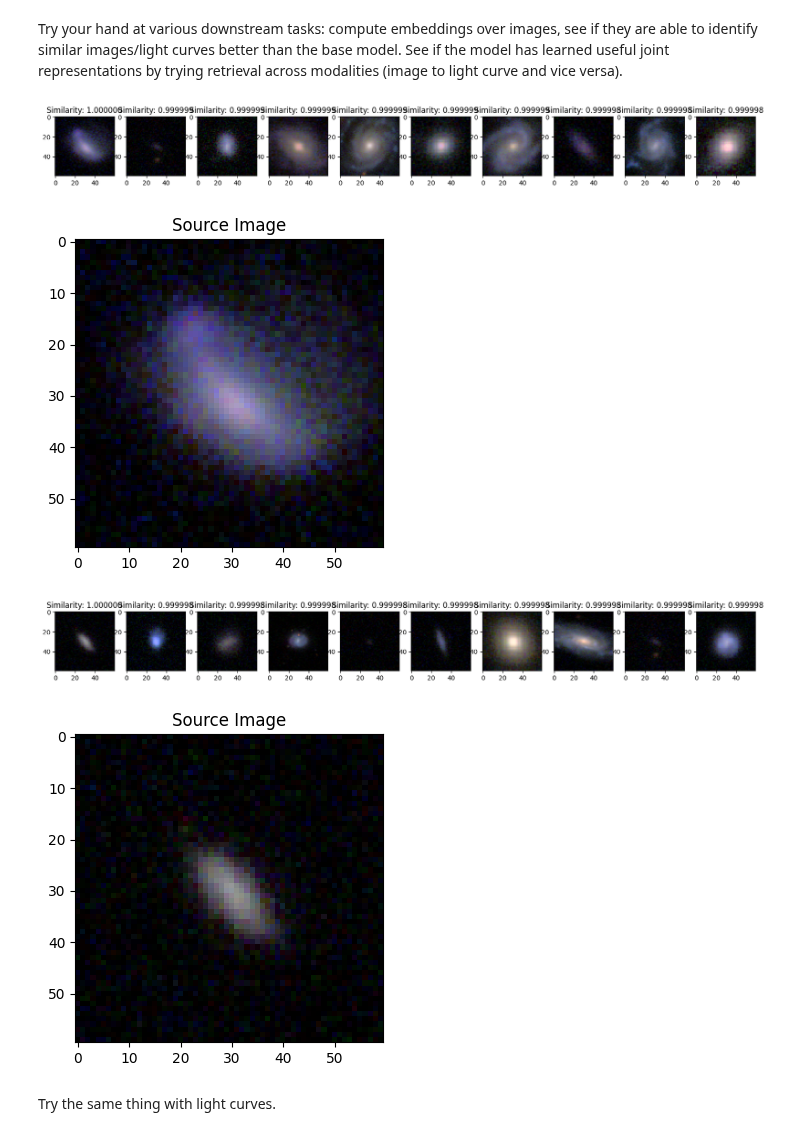
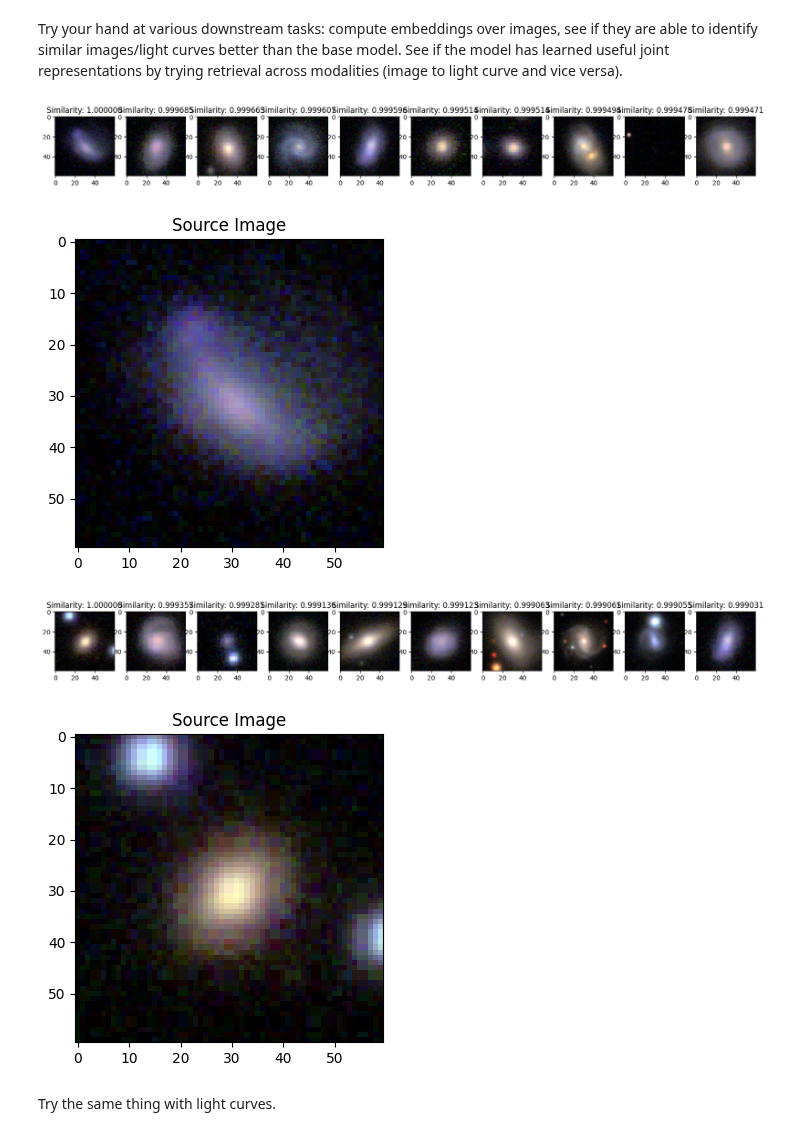
Before and after one commit to ThomasHelfer/multimodal-supernovae, a Jupyter notebook: multimodal_ssl/notebooks/03_aligning_representations.ipynb, the cells around one changed output. Saved outputs shown, nothing was run; the diff lists cells and outputs as text; code cells hidden in the pictures.

Commit message:
Fix clip loss

```diff
--- a/multimodal_ssl/notebooks/03_aligning_representations.ipynb
+++ b/multimodal_ssl/notebooks/03_aligning_representations.ipynb
@@ -414,9 +426,9 @@ def sigmoid_loss(image_embeds, text_embeds, logit_scale=1., logit_bias=2.73):
 class LightCurveImageCLIP(pl.LightningModule):
     def __init__(self,
                  enc_dim=128,
-                 temperature=10.,
-                 transformer_kwargs={"n_out":128, "emb":256, "heads":4, "depth":8},
-                 conv_kwargs = {'dim': 32, 'depth': 16, 'channels': 3, 'kernel_size': 3, 'patch_size': 20, 'n_out': 128},
+                 logit_scale=10.,
+                 transformer_kwargs={"n_out":128, "emb":256, "heads":2, "depth":8},
+                 conv_kwargs = {'dim': 32, 'depth': 8, 'channels': 3, 'kernel_size': 5, 'patch_size': 10, 'n_out': 128},
                  optimizer_kwargs={}, lr=1e-4,
                  loss='sigmoid'):
         super().__init__()
@@ -426,7 +438,8 @@ class LightCurveImageCLIP(pl.LightningModule):
         self.enc_dim = enc_dim
 
         # Make temperature and logit bias a learnable parameter
-        self.logit_scale = nn.Parameter(torch.tensor(math.log(temperature)), requires_grad=True)
+        # Init values log(10) and -10 from https://arxiv.org/abs/2303.15343
+        self.logit_scale = nn.Parameter(torch.tensor(math.log(logit_scale)), requires_grad=True)
         self.logit_bias = nn.Parameter(torch.tensor(-10.), requires_grad=True)
 
         # Encoders
@@ -475,7 +488,7 @@ class LightCurveImageCLIP(pl.LightningModule):
         if self.loss == "sigmoid":
             loss = sigmoid_loss(x_img, x_lc, self.logit_scale, self.logit_bias).mean()
         elif self.loss == "softmax":
-            loss = clip_loss(x_img, x_lc, self.logit_scale).mean()
+            loss = clip_loss(x_img, x_lc, self.logit_scale, self.logit_bias).mean()
         self.log("train_loss", loss, on_epoch=True, on_step=False, prog_bar=True,)
         return loss
 
@@ -485,11 +498,11 @@ class LightCurveImageCLIP(pl.LightningModule):
         if self.loss == "sigmoid":
             loss = sigmoid_loss(x_img, x_lc, self.logit_scale, self.logit_bias).mean()
         elif self.loss == "softmax":
-            loss = clip_loss(x_img, x_lc, self.logit_scale).mean()
+            loss = clip_loss(x_img, x_lc, self.logit_scale, self.logit_bias).mean()
         self.log("val_loss", loss, on_epoch=True, on_step=False, prog_bar=True,)
         return loss
 # %%
-clip_model = LightCurveImageCLIP(temperature=5., lr=1e-3, loss='sigmoid')
+clip_model = LightCurveImageCLIP(logit_scale=20., lr=1e-3, loss='softmax')
 
 x_img, x_lc, t_lc, mask_lc = next(iter(train_loader))
 x_img, x_lc = clip_model(x_img, x_lc, t_lc, mask_lc)
@@ -529,11 +543,12 @@ Try your hand at various downstream tasks: compute embeddings over images, see i
 # %%
 clip_model = clip_model.eval()
 # %%
-def cosine_similarity(a, b):
-    a_norm = a.norm(dim=-1, keepdim=True)
-    b_norm = b.norm(dim=-1, keepdim=True)
+def cosine_similarity(a, b, temperature=1):
+    a_norm = a / a.norm(dim=-1, keepdim=True)
+    b_norm = b / b.norm(dim=-1, keepdim=True)
 
-    return (a @ b.T / (a_norm * b_norm)).squeeze()
+    logits = a_norm @ b_norm.T * temperature
+    return logits.squeeze()
 # %%
 emb_host = clip_model.image_embeddings_with_projection(host_imgs[:1000])
 # %%
@@ -542,7 +557,7 @@ def plot_retrieved_im(idx_src):
     emb_src = clip_model.image_embeddings_with_projection(host_imgs[idx_src:idx_src + 1])
 
     # Compute cosine similarity between host images and source image
-    cos_sim = cosine_similarity(emb_host, emb_src)
+    cos_sim = cosine_similarity(emb_host, emb_src,)
 
     # Get the top 10 most similar host images
     top_10_idx = torch.argsort(cos_sim, descending=True)[:10]
@@ -561,13 +576,13 @@ def plot_retrieved_im(idx_src):
 
 plot_retrieved_im(33)
 # %% [output]
-[figure, old version]
+[figure, new version]
 [figure]
 # %%
-plot_retrieved_im(13)
+plot_retrieved_im(16)
 # %% [output]
-[figure, old version]
+[figure, new version]
-[figure, old version]
+[figure, new version]
 # %% [markdown]
 Try the same thing with light curves.
 # %%
```
Also changed, not shown: parts of 11 cells of this notebook.
